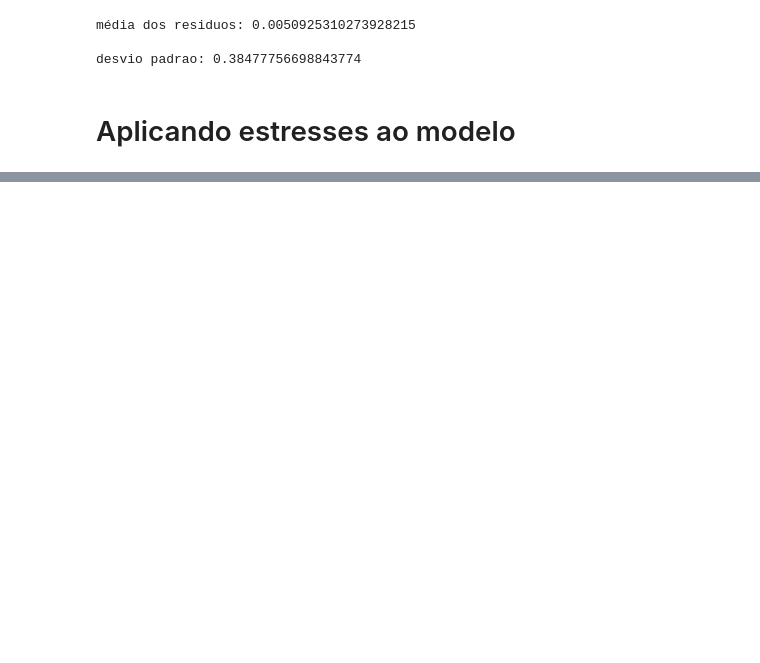
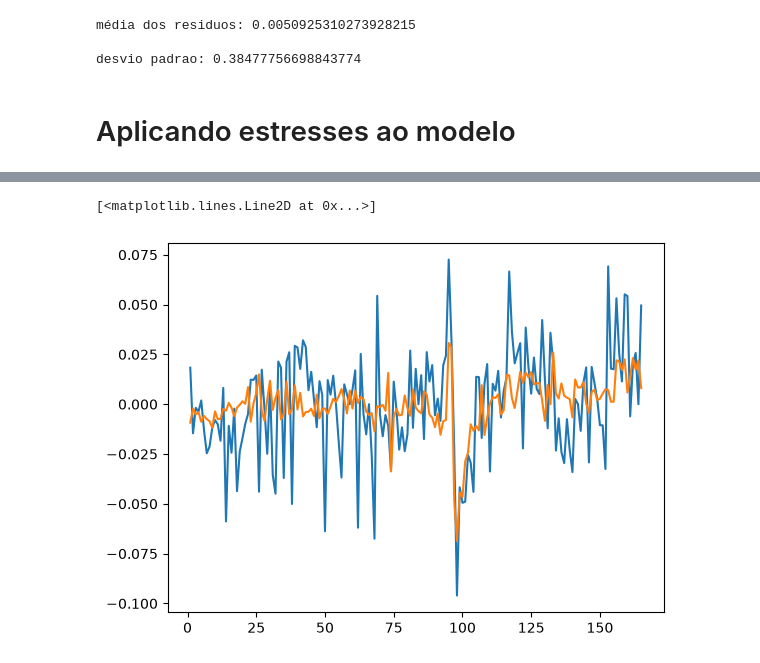
Before and after one commit to WesleySouza13/MacroEconomic-Modeling-Inverse-Problems-for-Default-Estimation-, a Jupyter notebook: modeling/notebooks/modeling.ipynb, the cells around one changed output, grey strips where cells are left out. Drawn from its saved outputs; the diff is of its cells as text; code cells hidden in the pictures; blank space fills up the shorter version.

```diff
--- a/modeling/notebooks/modeling.ipynb
+++ b/modeling/notebooks/modeling.ipynb
@@ -177,0 +203,3 @@ print(RiskBands(y_ibc))
+# %%
+X_new = X_new.dropna()
+X_new
@@ -177,0 +220,4 @@ print(RiskBands(y_ibc))
+# %%
+# aplicando y log
+y_log = log_diff(y_train_alinhado)
+y_log = y_log.dropna()
@@ -177,0 +231,6 @@ print(RiskBands(y_ibc))
+# %%
+def model_FGLS(X:pd.DataFrame):
+    return -0.017306+  -0.255698 *X['Desemprego'] + 0.027675*X['SELIC'] + -0.5865815 *X['IBC-Br'] + -0.011552*X['IPCA'] + 0.753276  *X['Endividamento_das_familias']
+# %%
+y_pred_new = model_FGLS(X_new)
+y_pred_new
@@ -177,0 +250,6 @@ print(RiskBands(y_ibc))
+# %%
+plt.plot(y_log)
+plt.plot(y_pred_new)
+# %% [output]
+[<matplotlib.lines.Line2D at 0x...>]
+[figure, added]
```
Also changed, not shown: parts of 15 cells of this notebook, 7 other files.
